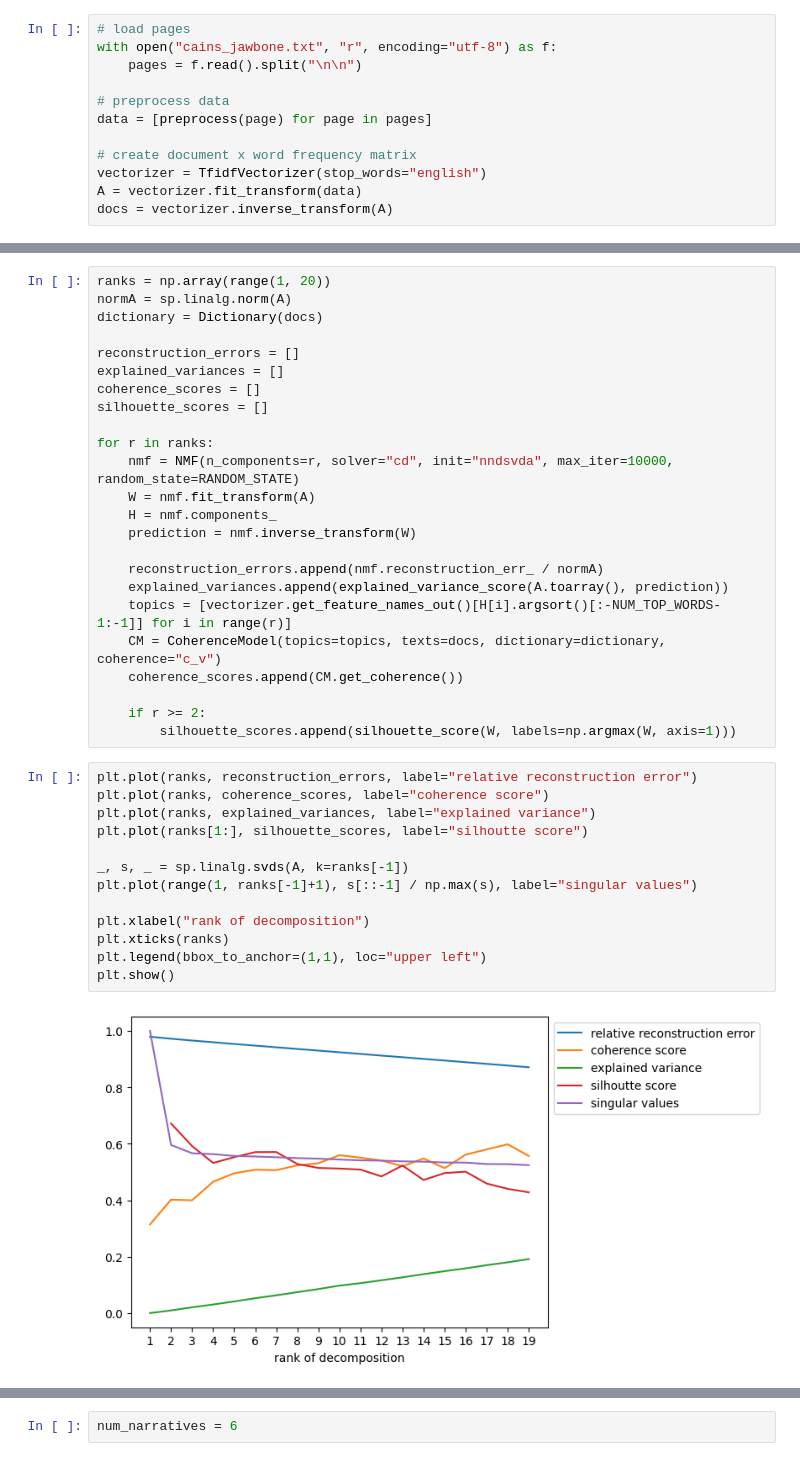
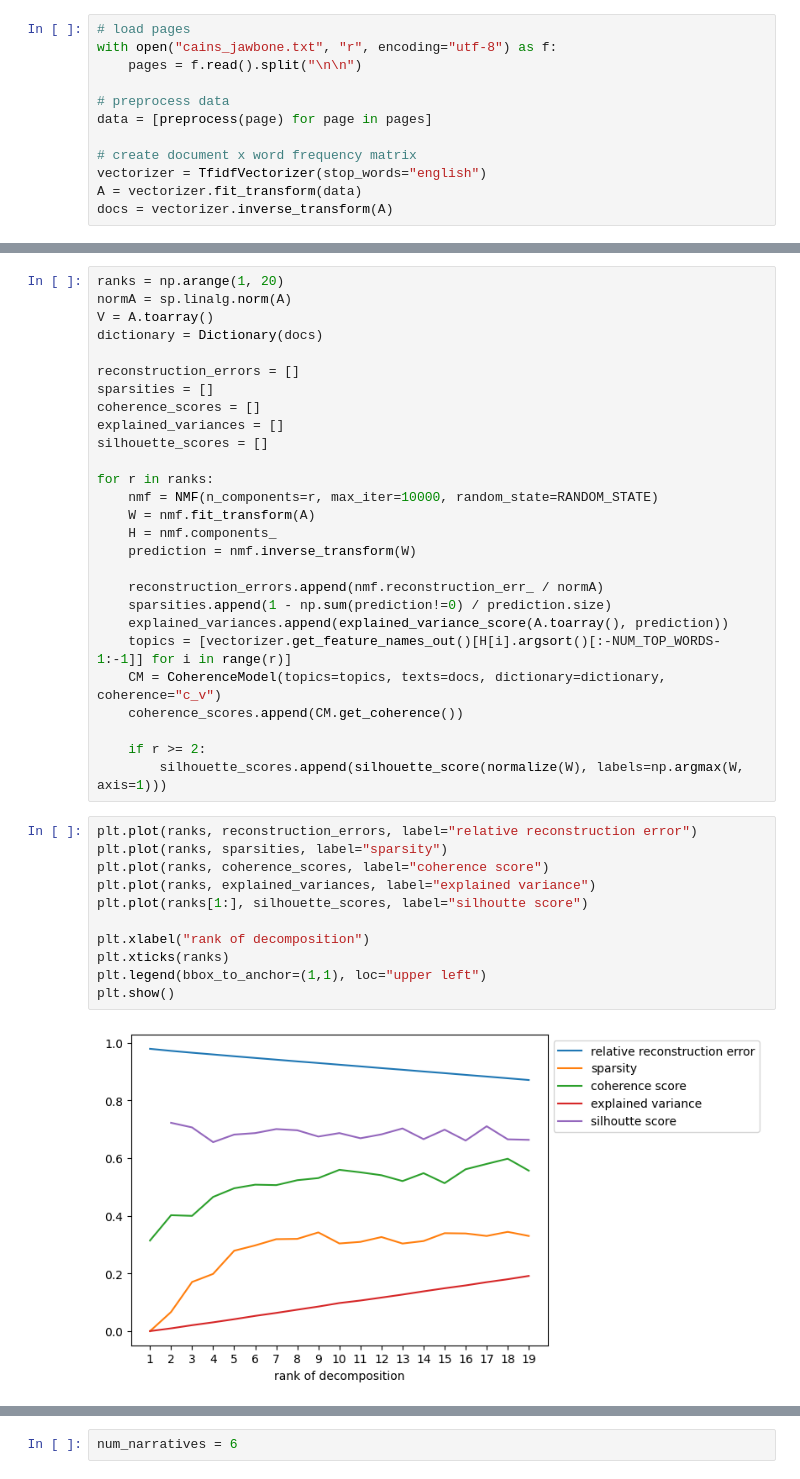
Before and after one commit to abdnass/NMF, a Jupyter notebook: topic_extraction.ipynb, the cells around one changed output, grey strips where cells are left out. Saved outputs shown, nothing was run; the diff lists cells and outputs as text.

```diff
--- a/topic_extraction.ipynb
+++ b/topic_extraction.ipynb
@@ -287,40 +290,41 @@ Similarly in practice one often uses the explained variance score and silhouette
 # %%
-ranks = np.array(range(1, 20))
+ranks = np.arange(1, 20)
 normA = sp.linalg.norm(A)
+V = A.toarray()
 dictionary = Dictionary(docs)
 
 reconstruction_errors = []
+sparsities = []
+coherence_scores = []
 explained_variances = []
-coherence_scores = []
 silhouette_scores = []
 
 for r in ranks:
-    nmf = NMF(n_components=r, solver="cd", init="nndsvda", max_iter=10000, random_state=RANDOM_STATE)
+    nmf = NMF(n_components=r, max_iter=10000, random_state=RANDOM_STATE)
     W = nmf.fit_transform(A)
     H = nmf.components_
     prediction = nmf.inverse_transform(W)
 
     reconstruction_errors.append(nmf.reconstruction_err_ / normA)
+    sparsities.append(1 - np.sum(prediction!=0) / prediction.size)
     explained_variances.append(explained_variance_score(A.toarray(), prediction))
     topics = [vectorizer.get_feature_names_out()[H[i].argsort()[:-NUM_TOP_WORDS-1:-1]] for i in range(r)]
     CM = CoherenceModel(topics=topics, texts=docs, dictionary=dictionary, coherence="c_v")
     coherence_scores.append(CM.get_coherence())
 
     if r >= 2:
-        silhouette_scores.append(silhouette_score(W, labels=np.argmax(W, axis=1)))
+        silhouette_scores.append(silhouette_score(normalize(W), labels=np.argmax(W, axis=1)))
 # %%
 plt.plot(ranks, reconstruction_errors, label="relative reconstruction error")
+plt.plot(ranks, sparsities, label="sparsity")
 plt.plot(ranks, coherence_scores, label="coherence score")
 plt.plot(ranks, explained_variances, label="explained variance")
 plt.plot(ranks[1:], silhouette_scores, label="silhoutte score")
-
-_, s, _ = sp.linalg.svds(A, k=ranks[-1])
-plt.plot(range(1, ranks[-1]+1), s[::-1] / np.max(s), label="singular values")
 
 plt.xlabel("rank of decomposition")
 plt.xticks(ranks)
 plt.legend(bbox_to_anchor=(1,1), loc="upper left")
 plt.show()
 # %% [output]
-[figure, old version]
+[figure, new version]
 # %% [markdown]
```
Also changed, not shown: parts of 10 cells of this notebook.
